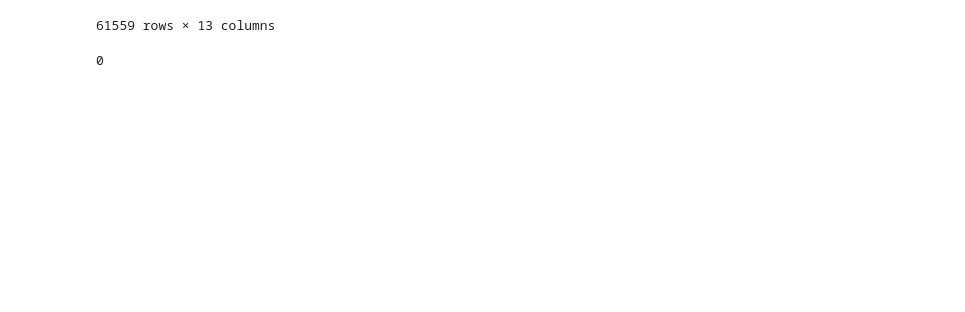
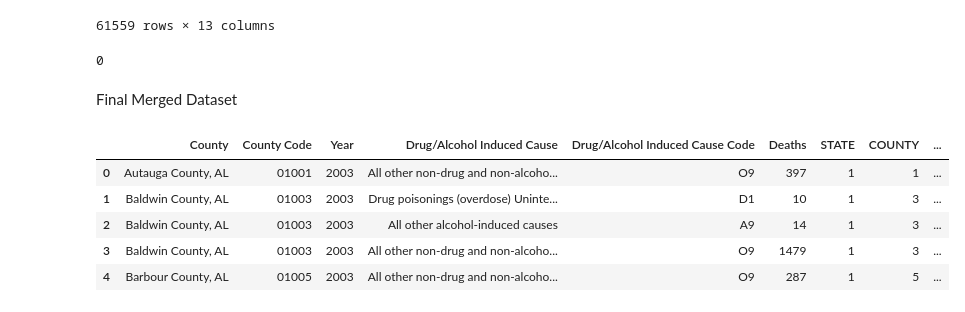
Before and after one commit to MIDS-at-Duke/pds-2025-opioids-study_on_opioids, a Jupyter notebook: study_on_opioids.ipynb, the cells around one changed output. Cells and saved outputs as stored; diff of their text form; code cells hidden in the pictures; blank space fills up the shorter version.

Commit message:
Merged data exported

```diff
--- a/study_on_opioids.ipynb
+++ b/study_on_opioids.ipynb
@@ -439,3 +417,14 @@ pop_mortality_merged
 pop_mortality_merged["population"].isna().sum()
 # %% [output]
 0
+# %% [markdown]
+Final Merged Dataset
+# %%
+pop_mortality_merged.head()
+# %% [output]
+|  | County | County Code | Year | Drug/Alcohol Induced Cause | Drug/Alcohol Induced Cause Code | Deaths | STATE | COUNTY | ... |
+| 0 | Autauga County, AL | 01001 | 2003 | All other non-drug and non-alcoho... | O9 | 397 | 1 | 1 | ... |
+| 1 | Baldwin County, AL | 01003 | 2003 | Drug poisonings (overdose) Uninte... | D1 | 10 | 1 | 3 | ... |
+| 2 | Baldwin County, AL | 01003 | 2003 | All other alcohol-induced causes | A9 | 14 | 1 | 3 | ... |
+| 3 | Baldwin County, AL | 01003 | 2003 | All other non-drug and non-alcoho... | O9 | 1479 | 1 | 3 | ... |
+| 4 | Barbour County, AL | 01005 | 2003 | All other non-drug and non-alcoho... | O9 | 287 | 1 | 5 | ... |
```
Also changed, not shown: parts of 4 cells of this notebook, 1 other file.
